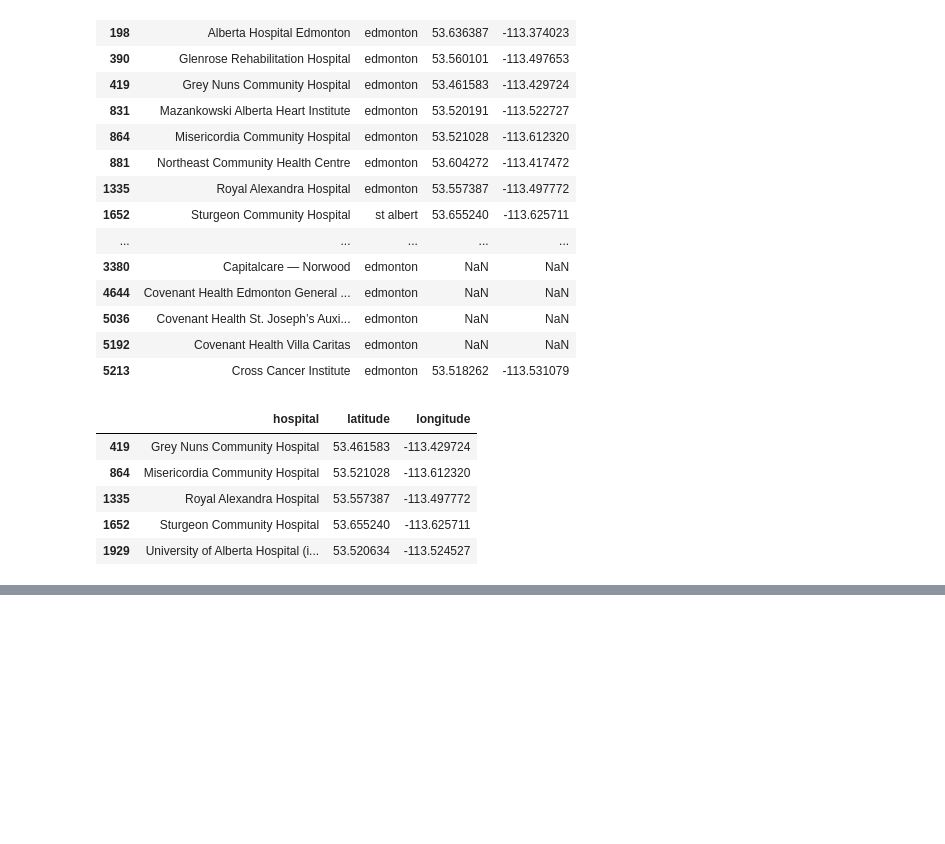
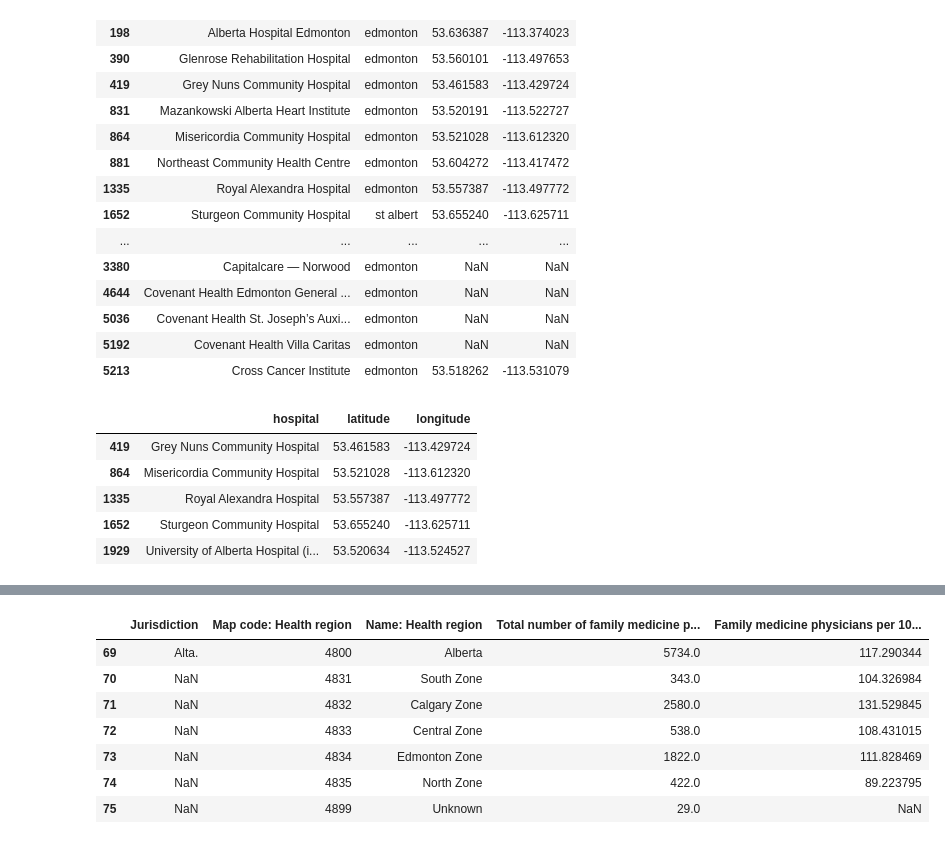
Before and after one commit to mannatkaur123/canada-health-access, a Jupyter notebook: notebooks/data_acquisition.ipynb, the cells around one changed output, grey strips where cells are left out. Saved outputs shown, nothing was run; the diff lists cells and outputs as text; code cells hidden in the pictures; blank space fills up the shorter version.

```diff
--- a/notebooks/data_acquisition.ipynb
+++ b/notebooks/data_acquisition.ipynb
@@ -163,0 +363,4 @@ edmonton_hospitals[["hospital", "latitude", "longitude"]]
+# %%
+phys_file = next((RAW / "cihi_physicians").glob("*.xlsx"))
+print(phys_file.name)
+print(pd.ExcelFile(phys_file).sheet_names)
@@ -163,0 +394,4 @@ edmonton_hospitals[["hospital", "latitude", "longitude"]]
+# %%
+phys = pd.read_excel(phys_file, sheet_name="Table C Health regions ", header=1)
+for i, name in enumerate(phys.columns):
+    print(i, name) # col names ans its positions
@@ -163,0 +416,12 @@ edmonton_hospitals[["hospital", "latitude", "longitude"]]
+# %%
+code_col = phys.columns[1]
+phys[phys[code_col].astype(str).str.startswith("48")].iloc[:, [0, 1, 2, 4, 6]] # alberta regions
+# %% [output]
+|  | Jurisdiction | Map code: Health region | Name: Health region | Total number of family medicine p... | Family medicine physicians per 10... |
+| 69 | Alta. | 4800 | Alberta | 5734.0 | 117.290344 |
+| 70 | NaN | 4831 | South Zone | 343.0 | 104.326984 |
+| 71 | NaN | 4832 | Calgary Zone | 2580.0 | 131.529845 |
+| 72 | NaN | 4833 | Central Zone | 538.0 | 108.431015 |
+| 73 | NaN | 4834 | Edmonton Zone | 1822.0 | 111.828469 |
+| 74 | NaN | 4835 | North Zone | 422.0 | 89.223795 |
+| 75 | NaN | 4899 | Unknown | 29.0 | NaN |
```
Also changed, not shown: parts of 16 cells of this notebook, 1 other file.
